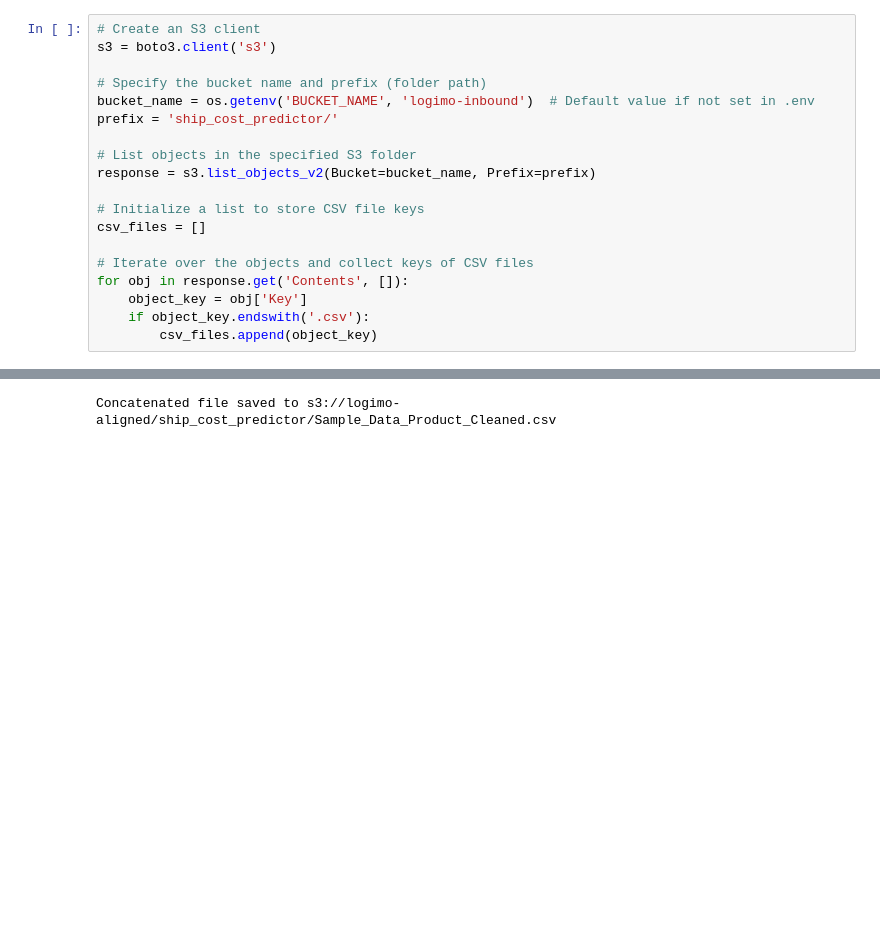
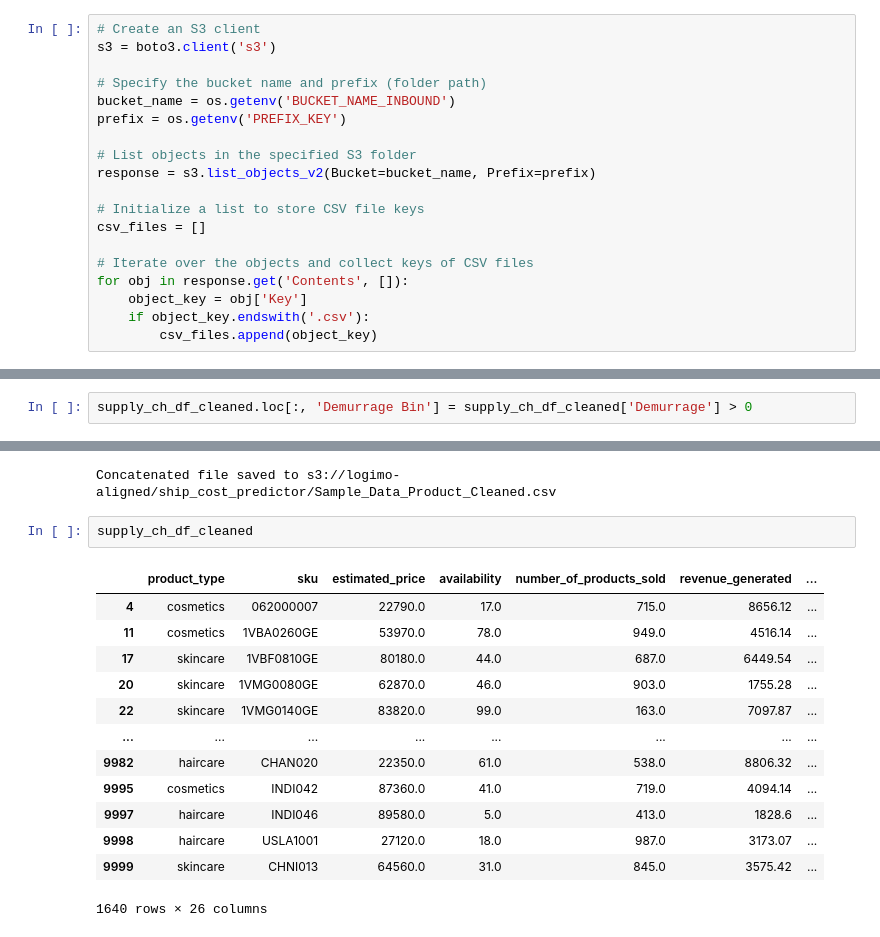
Before and after one commit to ayozmi/ai-logistics, a Jupyter notebook: notebooks/ShipCostPredictor/2_DataWrangling.ipynb, the cells around one changed output, grey strips where cells are left out. Cells and saved outputs as stored; diff of their text form; blank space fills up the shorter version.

Commit message:
EDA: finished EDA part with cleaned output for the regressor

```diff
--- a/notebooks/ShipCostPredictor/2_DataWrangling.ipynb
+++ b/notebooks/ShipCostPredictor/2_DataWrangling.ipynb
@@ -44,8 +46,8 @@ Loaded PREFIX_KEY=logimo-inbound/shipping_cost_predictor/
 s3 = boto3.client('s3')
 
 # Specify the bucket name and prefix (folder path)
-bucket_name = os.getenv('BUCKET_NAME', 'logimo-inbound')  # Default value if not set in .env
-prefix = 'ship_cost_predictor/'
+bucket_name = os.getenv('BUCKET_NAME_INBOUND')
+prefix = os.getenv('PREFIX_KEY')
 
 # List objects in the specified S3 folder
 response = s3.list_objects_v2(Bucket=bucket_name, Prefix=prefix)
@@ -324,0 +328,2 @@ supply_ch_df_cleaned.loc[:, 'Routes'] = supply_ch_df_cleaned.loc[:, 'Routes'].re
+# %%
+supply_ch_df_cleaned.loc[:, 'Demurrage Bin'] = supply_ch_df_cleaned['Demurrage'] > 0
@@ -425,3 +453,19 @@ s3.put_object(Bucket=output_bucket_name, Key=output_prefix, Body=csv_buffer.getv
 print(f"Concatenated file saved to s3://{output_bucket_name}/{output_prefix}")
 # %% [output]
 Concatenated file saved to s3://logimo-aligned/ship_cost_predictor/Sample_Data_Product_Cleaned.csv
+# %%
+supply_ch_df_cleaned
+# %% [output]
+|  | product_type | sku | estimated_price | availability | number_of_products_sold | revenue_generated | ... |
+| 4 | cosmetics | 062000007 | 22790.0 | 17.0 | 715.0 | 8656.12 | ... |
+| 11 | cosmetics | 1VBA0260GE | 53970.0 | 78.0 | 949.0 | 4516.14 | ... |
+| 17 | skincare | 1VBF0810GE | 80180.0 | 44.0 | 687.0 | 6449.54 | ... |
+| 20 | skincare | 1VMG0080GE | 62870.0 | 46.0 | 903.0 | 1755.28 | ... |
+| 22 | skincare | 1VMG0140GE | 83820.0 | 99.0 | 163.0 | 7097.87 | ... |
+| ... | ... | ... | ... | ... | ... | ... | ... |
+| 9982 | haircare | CHAN020 | 22350.0 | 61.0 | 538.0 | 8806.32 | ... |
+| 9995 | cosmetics | INDI042 | 87360.0 | 41.0 | 719.0 | 4094.14 | ... |
+| 9997 | haircare | INDI046 | 89580.0 | 5.0 | 413.0 | 1828.6 | ... |
+| 9998 | haircare | USLA1001 | 27120.0 | 18.0 | 987.0 | 3173.07 | ... |
+| 9999 | skincare | CHNI013 | 64560.0 | 31.0 | 845.0 | 3575.42 | ... |
+1640 rows × 26 columns
```
Also changed, not shown: parts of 12 cells of this notebook.
